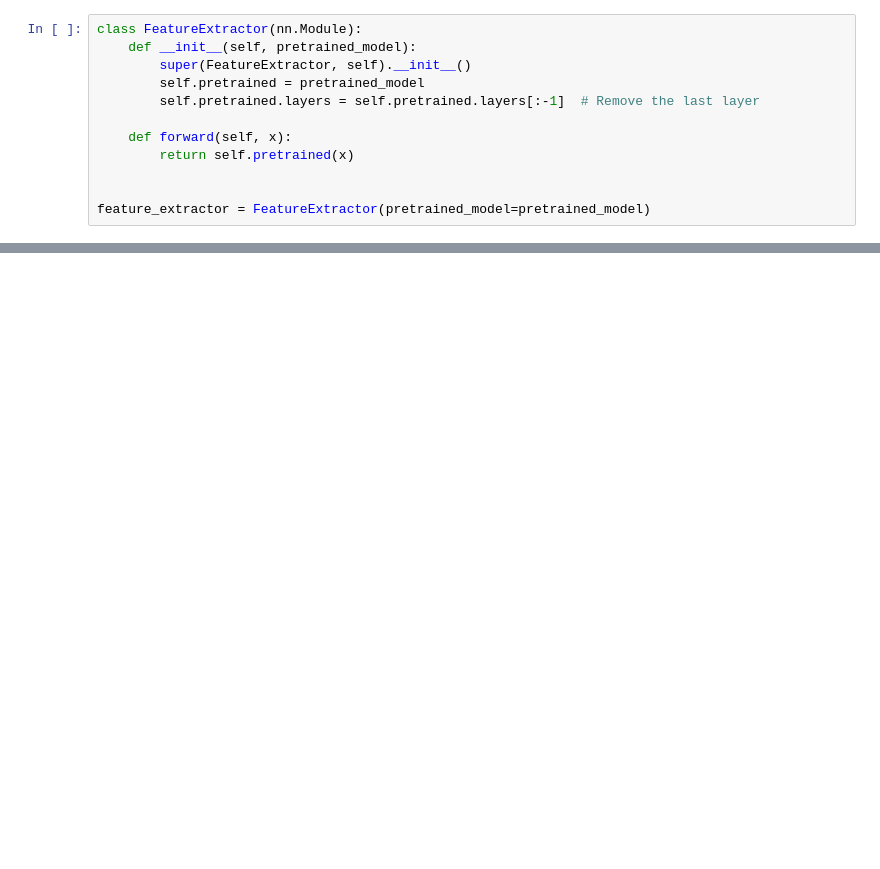
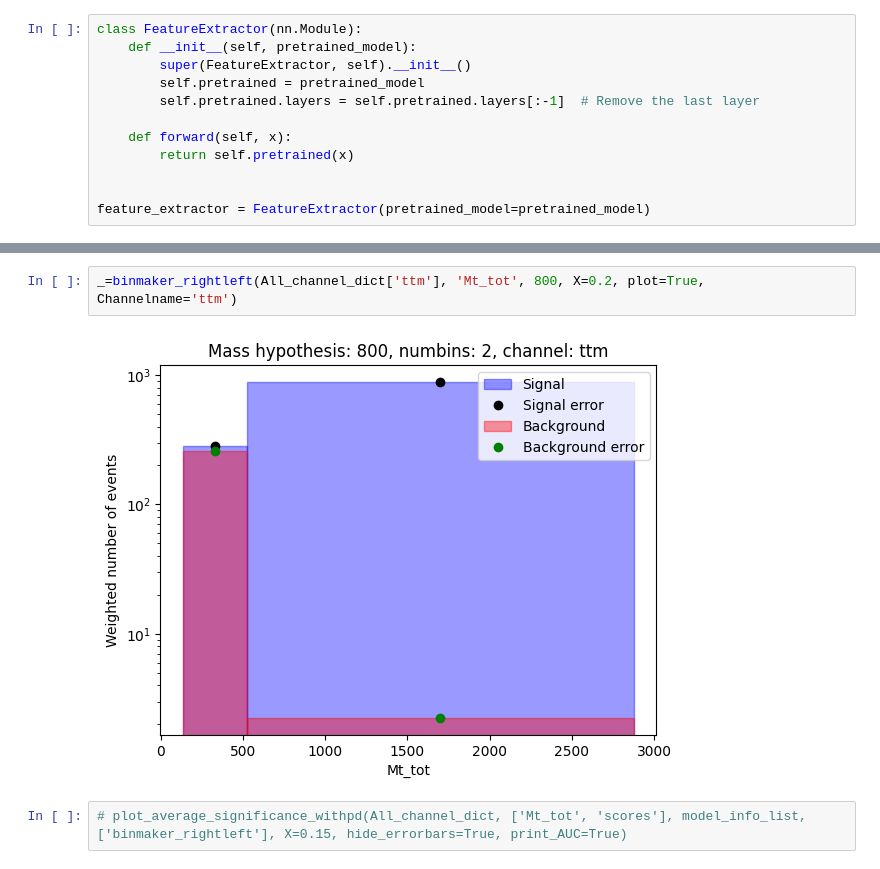
Before and after one commit to DimaPdemler/HNLclassifier, a Jupyter notebook: fnn_FeatureRegression/All_particles/Transfer_try2.ipynb, the cells around one changed output, grey strips where cells are left out. Cells and saved outputs as stored; diff of their text form; blank space fills up the shorter version.

```diff
--- a/fnn_FeatureRegression/All_particles/Transfer_try2.ipynb
+++ b/fnn_FeatureRegression/All_particles/Transfer_try2.ipynb
@@ -322,0 +437,6 @@ new_model.load_state_dict(torch.load(newmodelsavepath))
+# %%
+_=binmaker_rightleft(All_channel_dict['ttm'], 'Mt_tot', 800, X=0.2, plot=True, Channelname='ttm')
+# %% [output]
+[figure, added]
+# %%
+# plot_average_significance_withpd(All_channel_dict, ['Mt_tot', 'scores'], model_info_list, ['binmaker_rightleft'], X=0.15, hide_errorbars=True, print_AUC=True)
```
Also changed, not shown: parts of 17 cells of this notebook, 15 other files.
